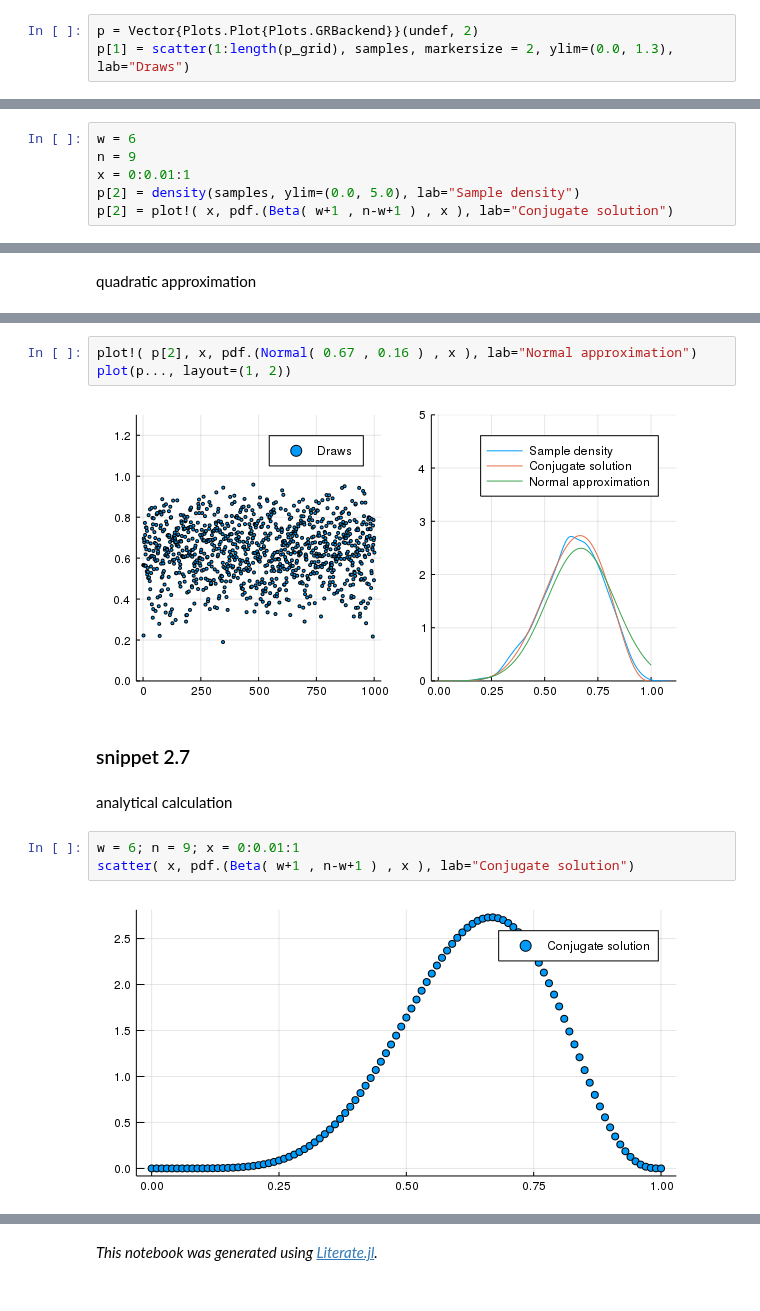
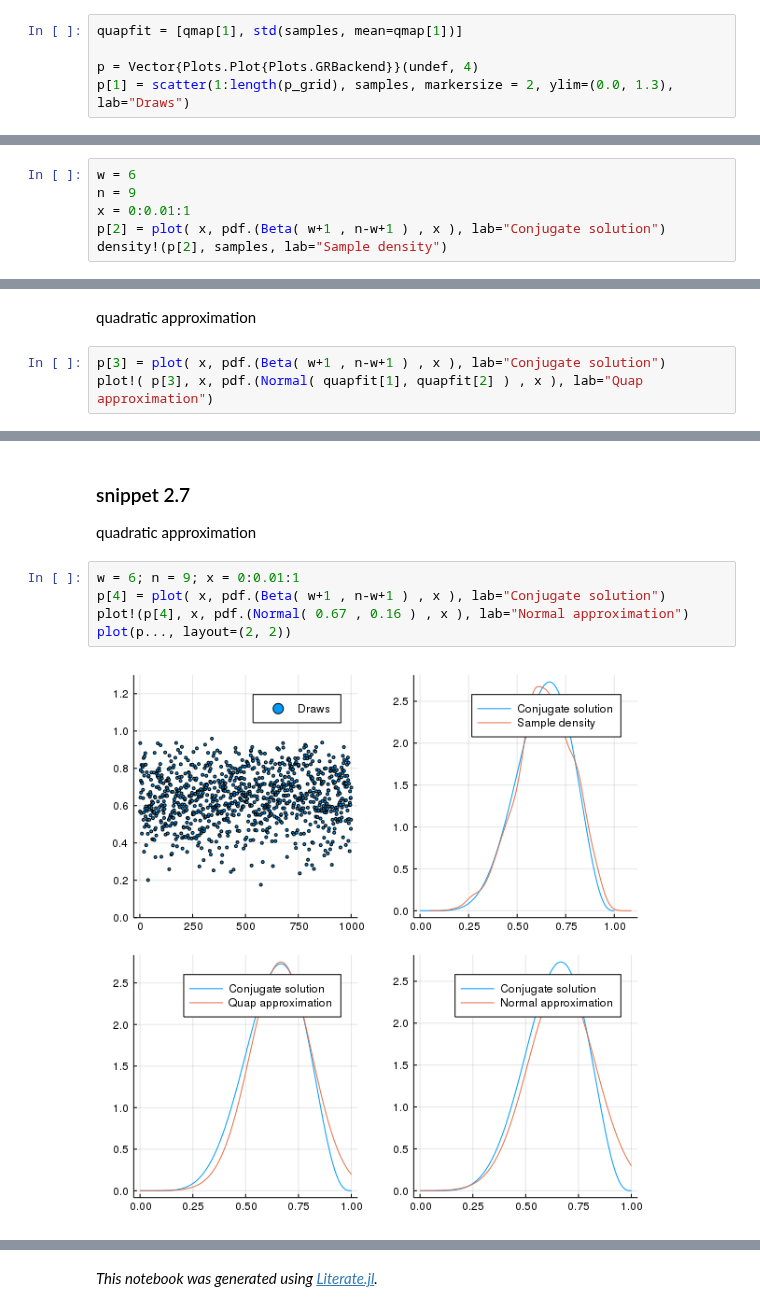
Before and after one commit to StatisticalRethinkingJulia/StatisticalRethinking.jl, a Jupyter notebook: notebooks/02/clip-06-07.ipynb, the cells around one changed output, grey strips where cells are left out. Cells and saved outputs as stored; diff of their text form.

```diff
--- a/notebooks/02/clip-06-07.ipynb
+++ b/notebooks/02/clip-06-07.ipynb
@@ -23,4 +80,6 @@ samples[1:5]
 # %%
-p = Vector{Plots.Plot{Plots.GRBackend}}(undef, 2)
+quapfit = [qmap[1], std(samples, mean=qmap[1])]
+
+p = Vector{Plots.Plot{Plots.GRBackend}}(undef, 4)
 p[1] = scatter(1:length(p_grid), samples, markersize = 2, ylim=(0.0, 1.3), lab="Draws")
 # %% [output]
@@ -31,6 +90,6 @@ analytical calculation
 w = 6
 n = 9
 x = 0:0.01:1
-p[2] = density(samples, ylim=(0.0, 5.0), lab="Sample density")
-p[2] = plot!( x, pdf.(Beta( w+1 , n-w+1 ) , x ), lab="Conjugate solution")
+p[2] = plot( x, pdf.(Beta( w+1 , n-w+1 ) , x ), lab="Conjugate solution")
+density!(p[2], samples, lab="Sample density")
 # %% [output]
@@ -38,2 +97,5 @@ p[2] = plot!( x, pdf.(Beta( w+1 , n-w+1 ) , x ), lab="Conjugate solution")
 # %% [markdown]
 quadratic approximation
+# %%
+p[3] = plot( x, pdf.(Beta( w+1 , n-w+1 ) , x ), lab="Conjugate solution")
+plot!( p[3], x, pdf.(Normal( quapfit[1], quapfit[2] ) , x ), lab="Quap approximation")
@@ -40,14 +104,10 @@ quadratic approximation
+# %% [markdown]
+### snippet 2.7
+quadratic approximation
 # %%
-plot!( p[2], x, pdf.(Normal( 0.67 , 0.16 ) , x ), lab="Normal approximation")
-plot(p..., layout=(1, 2))
+w = 6; n = 9; x = 0:0.01:1
+p[4] = plot( x, pdf.(Beta( w+1 , n-w+1 ) , x ), lab="Conjugate solution")
+plot!(p[4], x, pdf.(Normal( 0.67 , 0.16 ) , x ), lab="Normal approximation")
+plot(p..., layout=(2, 2))
 # %% [output]
-[figure, old version]
+[figure, new version]
-# %% [markdown]
-### snippet 2.7
-# %% [markdown]
-analytical calculation
-# %%
-w = 6; n = 9; x = 0:0.01:1
-scatter( x, pdf.(Beta( w+1 , n-w+1 ) , x ), lab="Conjugate solution")
-# %% [output]
-[figure, removed]
```
Also changed, not shown: parts of 14 cells of this notebook, 46 other files.
